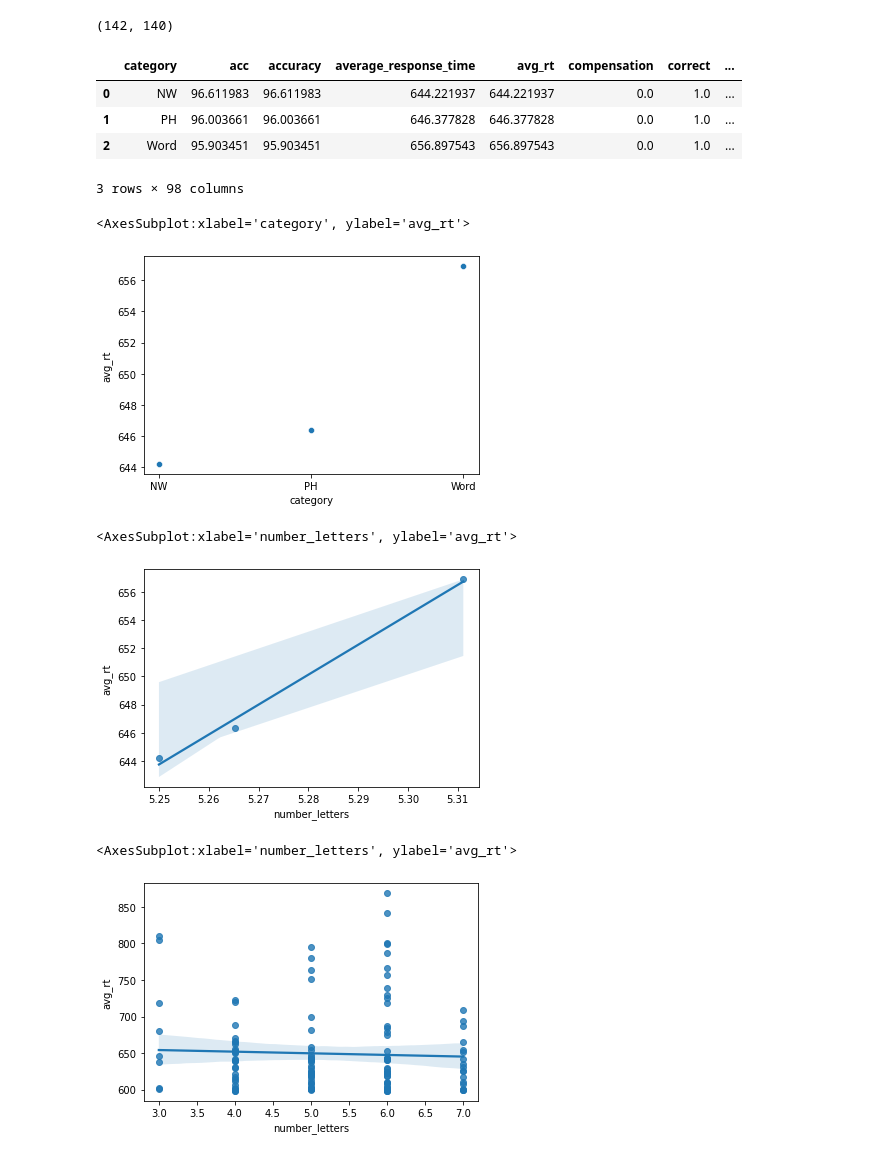
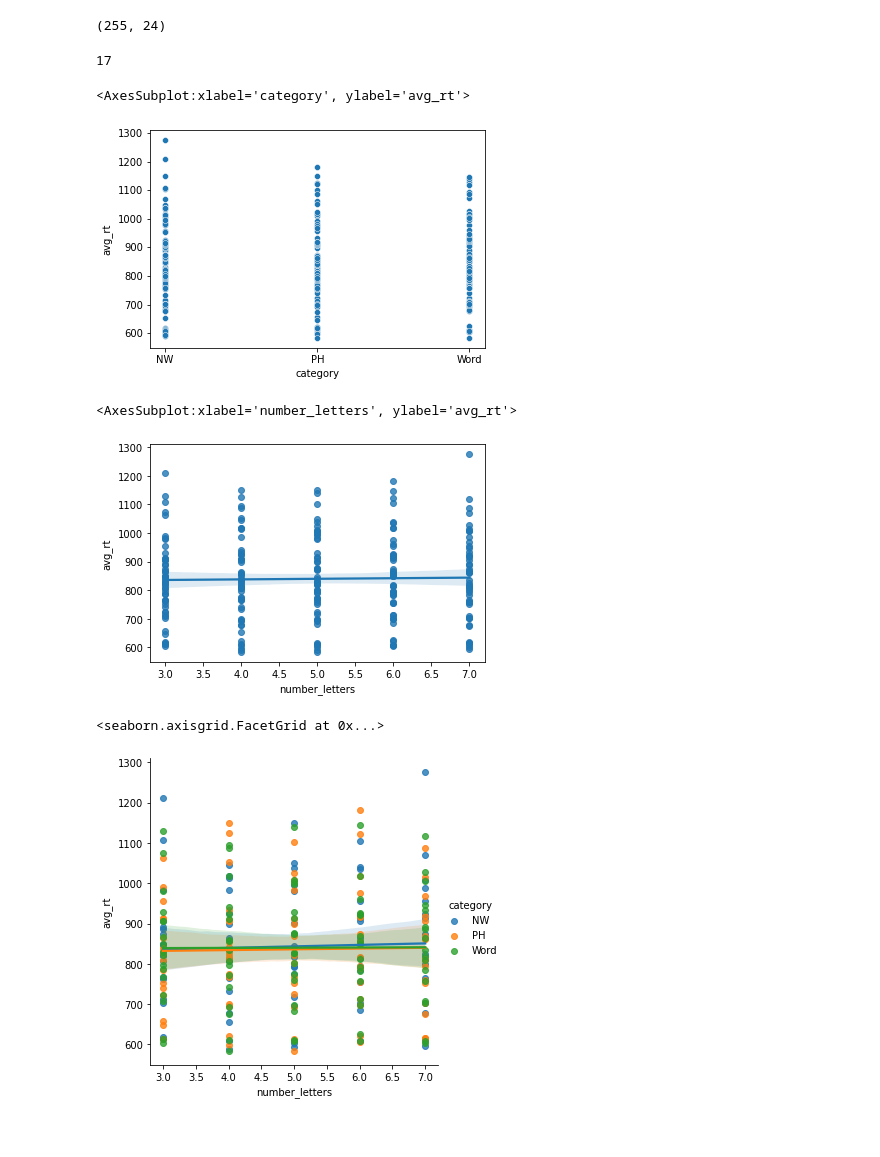
Before and after one commit to ethanweed/ExPsyLing, a Jupyter notebook: Experiments/LexicalDecision/LexicalDecision_1/scripts/data_check.ipynb, the cells around one changed output. Saved outputs shown, nothing was run; the diff lists cells and outputs as text; code cells hidden in the pictures.

Commit message:
updated data_check

```diff
--- a/Experiments/LexicalDecision/LexicalDecision_1/scripts/data_check.ipynb
+++ b/Experiments/LexicalDecision/LexicalDecision_1/scripts/data_check.ipynb
@@ -1,6 +1,14 @@
 # %%
 import pandas as pd
+import seaborn as sns
+from matplotlib import pyplot as plt
+
+
+file = "https://raw.githubusercontent.com/ethanweed/ExPsyLing/master/Experiments/LexicalDecision/LexicalDecision_1/data/Lab_report_01.csv"
 # %%
-rawdata = pd.read_csv("subject-0.csv")
-rawdata.head(10)
+rawdata = pd.read_csv(file)
+df = rawdata[(rawdata['block'] == 'trial')]
+df_means = df.groupby(['jatosStudyResultId', 'category', 'number_letters']).mean()
+df_means.reset_index(inplace = True)
+df_means.head()
 # %% [output]
@@ -8,30 +22,24 @@ FileNotFoundError: [Errno 2] No such file or directory: 'subject-0.csv'
 # %%
-df = rawdata[(rawdata['correct'] == 1) & (rawdata['block'] == 'trial')]
-df.shape
+df_means.shape
 # %% [output]
-(142, 140)
+(255, 24)
-# %%
-df_means = df.groupby('category').mean()
-df_means.reset_index()
-# %% [output]
-|  | category | acc | accuracy | average_response_time | avg_rt | compensation | correct | ... |
-| 0 | NW | 96.611983 | 96.611983 | 644.221937 | 644.221937 | 0.0 | 1.0 | ... |
-| 1 | PH | 96.003661 | 96.003661 | 646.377828 | 646.377828 | 0.0 | 1.0 | ... |
-| 2 | Word | 95.903451 | 95.903451 | 656.897543 | 656.897543 | 0.0 | 1.0 | ... |
-3 rows × 98 columns
+# %%
+len(set(df_means['jatosStudyResultId']))
+# %% [output]
+17
 # %%
-import seaborn as sns
+
 sns.scatterplot(x = 'category', y = 'avg_rt', data = df_means)
 # %% [output]
 <AxesSubplot:xlabel='category', ylabel='avg_rt'>
-[figure, old version]
+[figure, new version]
 # %%
 sns.regplot(x = 'number_letters', y = 'avg_rt', data = df_means)
 # %% [output]
 <AxesSubplot:xlabel='number_letters', ylabel='avg_rt'>
-[figure, old version]
+[figure, new version]
 # %%
-sns.regplot(x = 'number_letters', y = 'avg_rt', data = df)
+sns.lmplot(x = 'number_letters', y = 'avg_rt', hue = 'category', data = df_means)
 # %% [output]
-<AxesSubplot:xlabel='number_letters', ylabel='avg_rt'>
+<seaborn.axisgrid.FacetGrid at 0x...>
-[figure, old version]
+[figure, new version]
```
Also changed, not shown: parts of 4 cells of this notebook, 2 other files.
